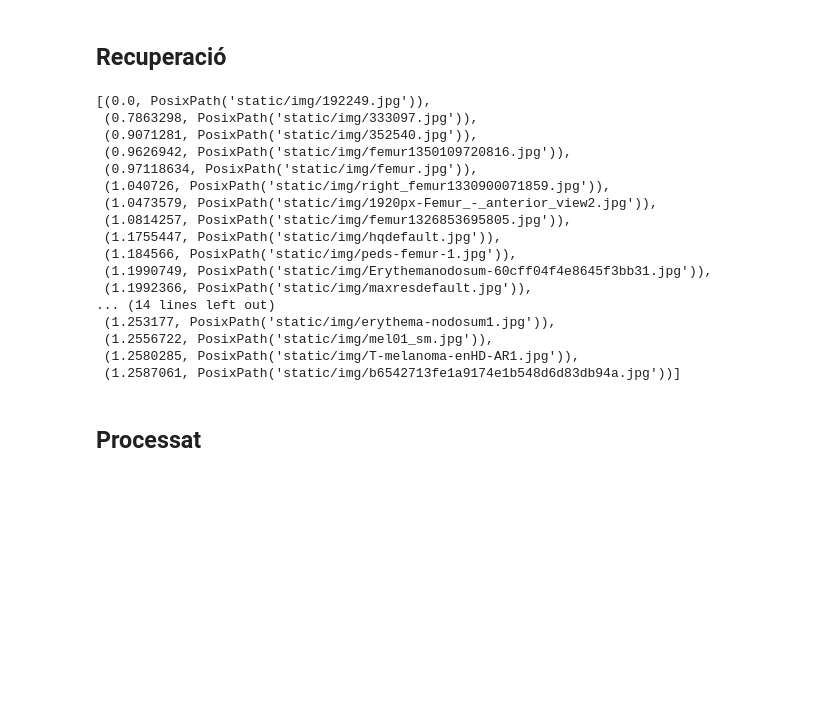
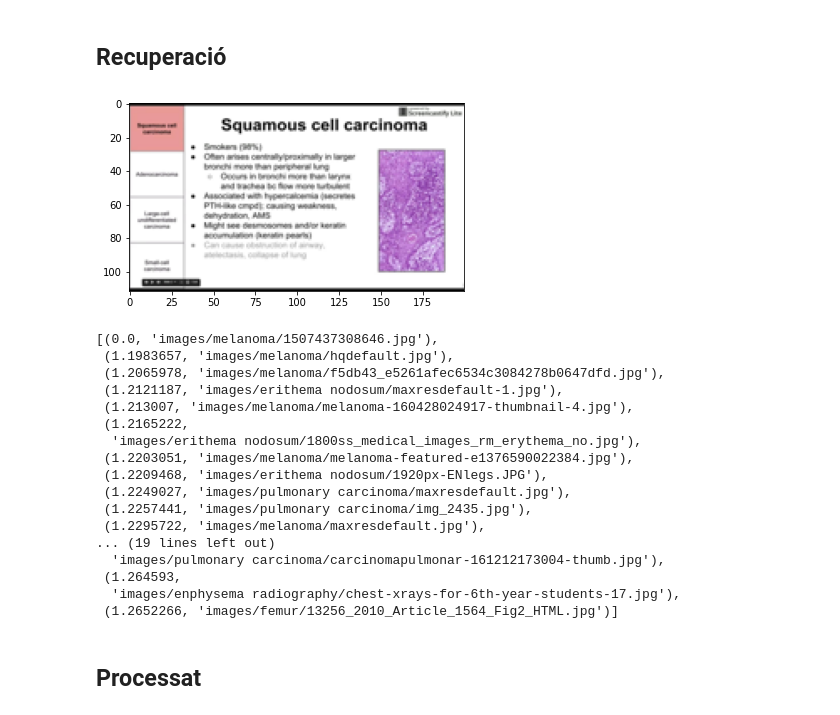
Before and after one commit to jmcarbo/medicalimages, a Jupyter notebook: Pràctica_5_Imatge_biomèdica.ipynb, the cells around one changed output. Drawn from its saved outputs; the diff is of its cells as text; code cells hidden in the pictures; blank space fills up the shorter version.

```diff
--- a/Pràctica_5_Imatge_biomèdica.ipynb
+++ b/Pràctica_5_Imatge_biomèdica.ipynb
@@ -97,25 +101,27 @@ MakerNote                : b'\x1c\x00\x01\x00\x03\x000\x00\x00\x00Z\x04\x00\x00\
 # %%
 from PIL import Image
 from sis.feature_extractor import FeatureExtractor
 from pathlib import Path
 import numpy as np
 from matplotlib.pyplot import imshow
 
 
 #%matplotlib inline
 
 
 fe = FeatureExtractor()
 
 for img_path in sorted(Path("./images").rglob("**/*.*")):
     #print(img_path)  # e.g., ./static/img/xxx.jpg
     im=Image.open(img_path)
     size=200,200
     im.thumbnail(size)
     imshow(np.asarray(im))
     feature = fe.extract(img=Image.open(img_path))
-    feature_path = Path("./sis/static/feature") / (img_path.stem + ".npy")  # e.g., ./static/feature/xxx.npy
+    feature_path = str(img_path).replace("images/", "features/")
     np.save(feature_path, feature)
+# %% [output]
+[figure, added]
 # %%
 import numpy as np
 from PIL import Image
@@ -128,35 +134,34 @@ from pathlib import Path
 fe = FeatureExtractor()
 features = []
 img_paths = []
-for feature_path in Path("./sis/static/feature").glob("*.npy"):
-    features.append(np.load(feature_path))
-    img_paths.append(Path("./static/img") / (feature_path.stem + ".jpg"))
+for feature_path in Path("./features/").glob("**/*.npy"):
+  features.append(np.load(feature_path))
+  img_paths.append(str(feature_path).replace("features/", "images/").replace(".npy",""))
 features = np.array(features)
-
-img = Image.open("images/femur/192249.jpg")  # PIL image
+img = Image.open("images/melanoma/1507437308646.jpg")  # PIL image
 query = fe.extract(img)
 dists = np.linalg.norm(features-query, axis=1)  # L2 distances to features
 ids = np.argsort(dists)[:30]  # Top 30 results
 scores = [(dists[id], img_paths[id]) for id in ids]
 scores
 # %% [output]
-[(0.0, PosixPath('static/img/192249.jpg')),
- (0.7863298, PosixPath('static/img/333097.jpg')),
- (0.9071281, PosixPath('static/img/352540.jpg')),
- (0.9626942, PosixPath('static/img/femur1350109720816.jpg')),
- (0.97118634, PosixPath('static/img/femur.jpg')),
- (1.040726, PosixPath('static/img/right_femur1330900071859.jpg')),
- (1.0473579, PosixPath('static/img/1920px-Femur_-_anterior_view2.jpg')),
- (1.0814257, PosixPath('static/img/femur1326853695805.jpg')),
- (1.1755447, PosixPath('static/img/hqdefault.jpg')),
- (1.184566, PosixPath('static/img/peds-femur-1.jpg')),
- (1.1990749, PosixPath('static/img/Erythemanodosum-60cff04f4e8645f3bb31.jpg')),
- (1.1992366, PosixPath('static/img/maxresdefault.jpg')),
-... (14 lines left out)
- (1.253177, PosixPath('static/img/erythema-nodosum1.jpg')),
- (1.2556722, PosixPath('static/img/mel01_sm.jpg')),
- (1.2580285, PosixPath('static/img/T-melanoma-enHD-AR1.jpg')),
- (1.2587061, PosixPath('static/img/b6542713fe1a9174e1b548d6d83db94a.jpg'))]
+[(0.0, 'images/melanoma/1507437308646.jpg'),
+ (1.1983657, 'images/melanoma/hqdefault.jpg'),
+ (1.2065978, 'images/melanoma/f5db43_e5261afec6534c3084278b0647dfd.jpg'),
+ (1.2121187, 'images/erithema nodosum/maxresdefault-1.jpg'),
+ (1.213007, 'images/melanoma/melanoma-160428024917-thumbnail-4.jpg'),
+ (1.2165222,
+  'images/erithema nodosum/1800ss_medical_images_rm_erythema_no.jpg'),
+ (1.2203051, 'images/melanoma/melanoma-featured-e1376590022384.jpg'),
+ (1.2209468, 'images/erithema nodosum/1920px-ENlegs.JPG'),
+ (1.2249027, 'images/pulmonary carcinoma/maxresdefault.jpg'),
+ (1.2257441, 'images/pulmonary carcinoma/img_2435.jpg'),
+ (1.2295722, 'images/melanoma/maxresdefault.jpg'),
+... (19 lines left out)
+  'images/pulmonary carcinoma/carcinomapulmonar-161212173004-thumb.jpg'),
+ (1.264593,
+  'images/enphysema radiography/chest-xrays-for-6th-year-students-17.jpg'),
+ (1.2652266, 'images/femur/13256_2010_Article_1564_Fig2_HTML.jpg')]
 # %% [markdown]
 ## Processat
 # %% [markdown]
```
Also changed, not shown: parts of 2 cells of this notebook.
